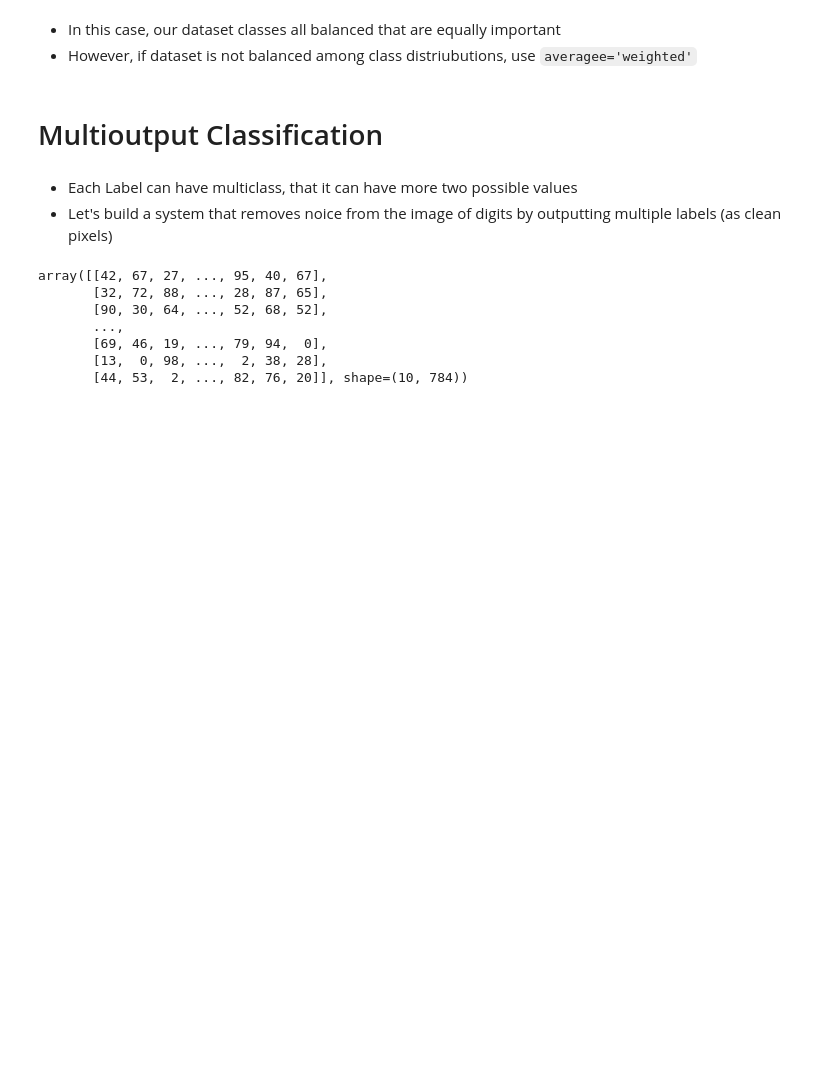
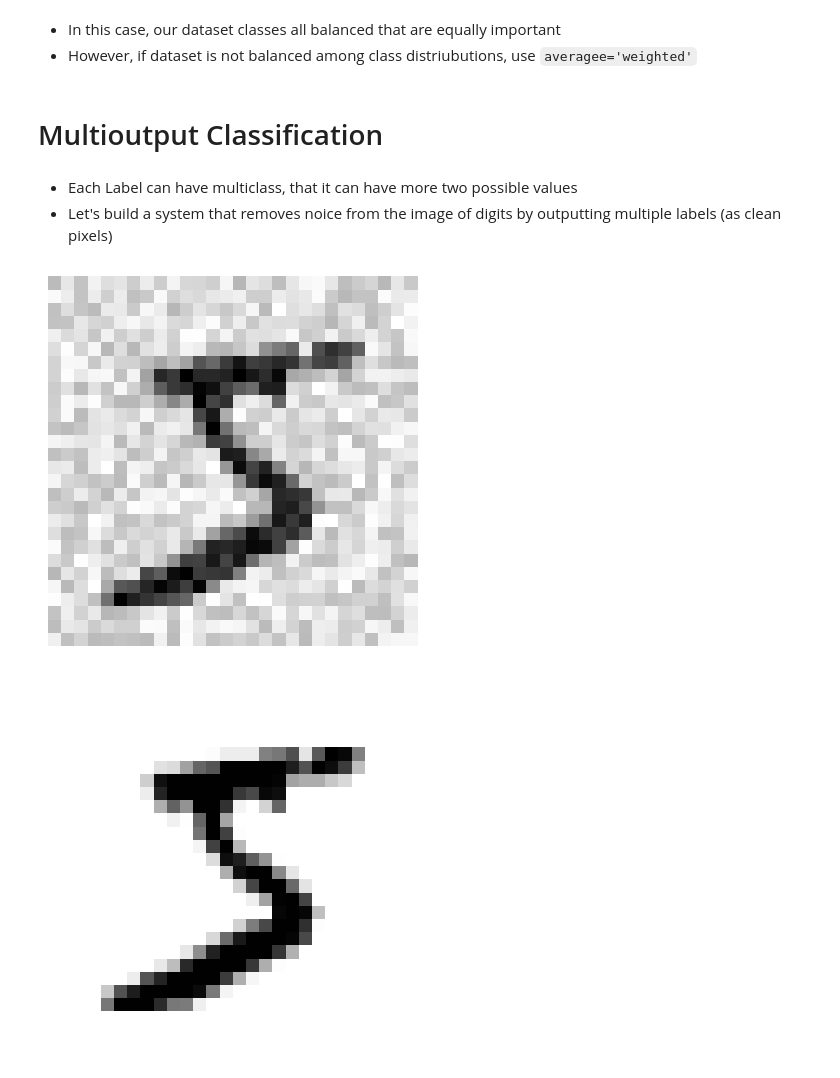
Before and after one commit to yusufjonc07/ML, a Jupyter notebook: notebooks/ClfMNIST.ipynb, the cells around one changed output. Saved outputs shown, nothing was run; the diff lists cells and outputs as text; code cells hidden in the pictures; blank space fills up the shorter version.

```diff
--- a/notebooks/ClfMNIST.ipynb
+++ b/notebooks/ClfMNIST.ipynb
@@ -553,19 +553,19 @@ f1_score(y_multilabel, y_train_knn_pred, average="macro")
 # %%
 noise = np.random.randint(0, 100, (len(X_train), 784))
 
 X_train_noisy = X_train + noise
 
 noise = np.random.randint(0, 100, (len(X_test), 784))
 
 X_test_noisy = X_test + noise
 
 y_train_clean = X_train
 y_test_clean = X_test
+
+plot_digit(X_train_noisy[0])
+plt.show()
+plot_digit(y_train_clean[0])
+plt.show()
 # %% [output]
-array([[42, 67, 27, ..., 95, 40, 67],
-       [32, 72, 88, ..., 28, 87, 65],
-       [90, 30, 64, ..., 52, 68, 52],
-       ...,
-       [69, 46, 19, ..., 79, 94,  0],
-       [13,  0, 98, ...,  2, 38, 28],
-       [44, 53,  2, ..., 82, 76, 20]], shape=(10, 784))
+[figure, added]
+[figure, added]
```
Also changed, not shown: parts of 1 cell of this notebook.
